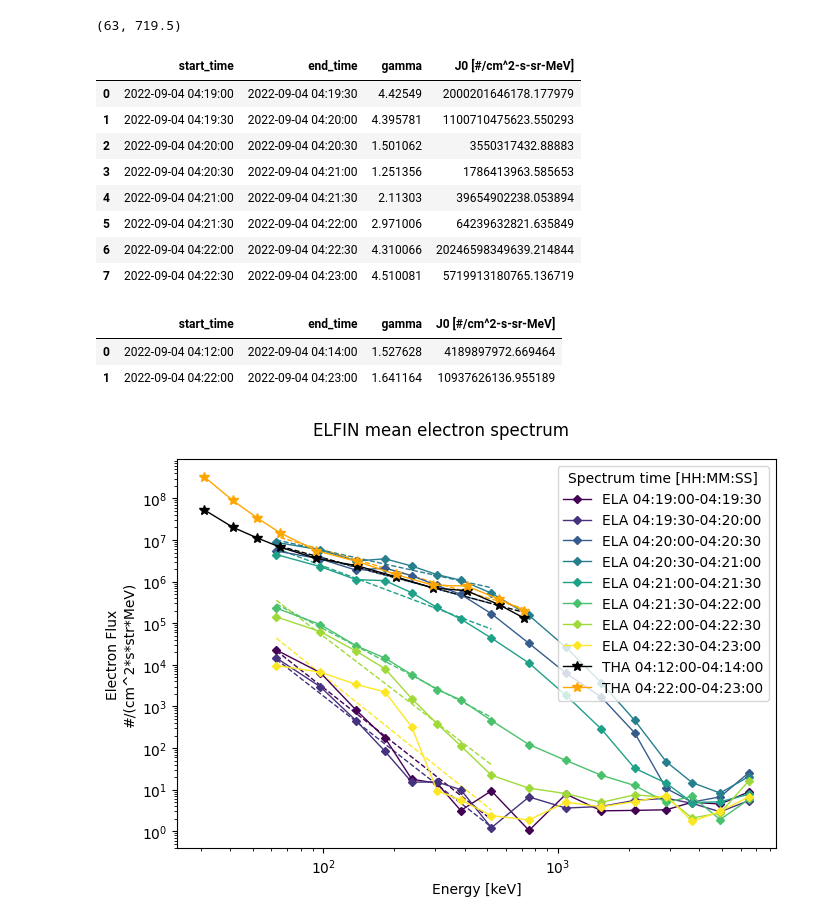
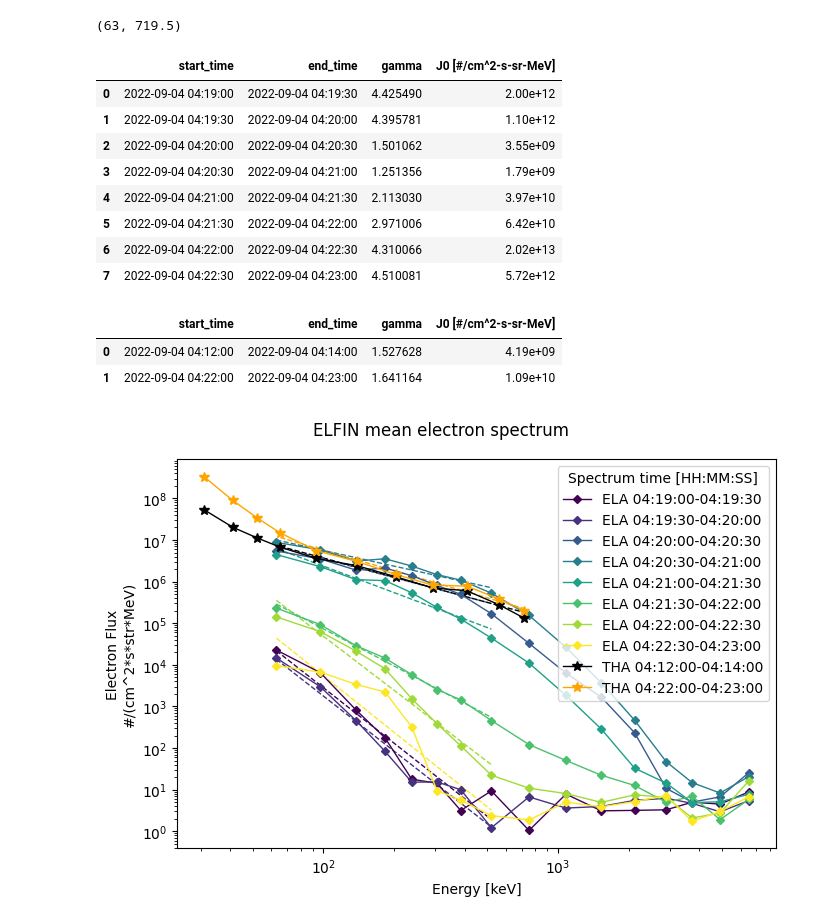
Before and after one commit to mshumko/elfinasi, a Jupyter notebook: src/20220904_substorm_study/misc/themis_elfin_spectra.ipynb, the cells around one changed output. Cells and saved outputs as stored; diff of their text form; code cells hidden in the pictures.

```diff
--- a/src/20220904_substorm_study/misc/themis_elfin_spectra.ipynb
+++ b/src/20220904_substorm_study/misc/themis_elfin_spectra.ipynb
@@ -427,24 +435,24 @@ for i, (start_time, end_time) in enumerate(themisa_spectra_time_ranges):
         sst_xr, (start_time, end_time), energy_range=fit_energy_range, spectral_type='powerlaw'
         )
 themis_fit_params = pd.DataFrame(themis_fit_params, columns=['start_time', 'end_time', 'gamma', 'J0 [#/cm^2-s-sr-MeV]'])
-# %%
-elfin_fit_params
-# %% [output]
-|  | start_time | end_time | gamma | J0 [#/cm^2-s-sr-MeV] |
-| 0 | 2022-09-04 04:19:00 | 2022-09-04 04:19:30 | 4.42549 | 2000201646178.177979 |
-| 1 | 2022-09-04 04:19:30 | 2022-09-04 04:20:00 | 4.395781 | 1100710475623.550293 |
-| 2 | 2022-09-04 04:20:00 | 2022-09-04 04:20:30 | 1.501062 | 3550317432.88883 |
-| 3 | 2022-09-04 04:20:30 | 2022-09-04 04:21:00 | 1.251356 | 1786413963.585653 |
-| 4 | 2022-09-04 04:21:00 | 2022-09-04 04:21:30 | 2.11303 | 39654902238.053894 |
-| 5 | 2022-09-04 04:21:30 | 2022-09-04 04:22:00 | 2.971006 | 64239632821.635849 |
-| 6 | 2022-09-04 04:22:00 | 2022-09-04 04:22:30 | 4.310066 | 20246598349639.214844 |
-| 7 | 2022-09-04 04:22:30 | 2022-09-04 04:23:00 | 4.510081 | 5719913180765.136719 |
-# %%
-themis_fit_params
-# %% [output]
-|  | start_time | end_time | gamma | J0 [#/cm^2-s-sr-MeV] |
-| 0 | 2022-09-04 04:12:00 | 2022-09-04 04:14:00 | 1.527628 | 4189897972.669464 |
-| 1 | 2022-09-04 04:22:00 | 2022-09-04 04:23:00 | 1.641164 | 10937626136.955189 |
+# %%
+elfin_fit_params.style.format({'J0 [#/cm^2-s-sr-MeV]': '{:.2e}'})
+# %% [output]
+|  | start_time | end_time | gamma | J0 [#/cm^2-s-sr-MeV] |
+| 0 | 2022-09-04 04:19:00 | 2022-09-04 04:19:30 | 4.425490 | 2.00e+12 |
+| 1 | 2022-09-04 04:19:30 | 2022-09-04 04:20:00 | 4.395781 | 1.10e+12 |
+| 2 | 2022-09-04 04:20:00 | 2022-09-04 04:20:30 | 1.501062 | 3.55e+09 |
+| 3 | 2022-09-04 04:20:30 | 2022-09-04 04:21:00 | 1.251356 | 1.79e+09 |
+| 4 | 2022-09-04 04:21:00 | 2022-09-04 04:21:30 | 2.113030 | 3.97e+10 |
+| 5 | 2022-09-04 04:21:30 | 2022-09-04 04:22:00 | 2.971006 | 6.42e+10 |
+| 6 | 2022-09-04 04:22:00 | 2022-09-04 04:22:30 | 4.310066 | 2.02e+13 |
+| 7 | 2022-09-04 04:22:30 | 2022-09-04 04:23:00 | 4.510081 | 5.72e+12 |
+# %%
+themis_fit_params.style.format({'J0 [#/cm^2-s-sr-MeV]': '{:.2e}'})
+# %% [output]
+|  | start_time | end_time | gamma | J0 [#/cm^2-s-sr-MeV] |
+| 0 | 2022-09-04 04:12:00 | 2022-09-04 04:14:00 | 1.527628 | 4.19e+09 |
+| 1 | 2022-09-04 04:22:00 | 2022-09-04 04:23:00 | 1.641164 | 1.09e+10 |
 # %%
 fig, fx = plt.subplots(1, 1, figsize=(7, 5))
 
```
Also changed, not shown: parts of 11 cells of this notebook.
